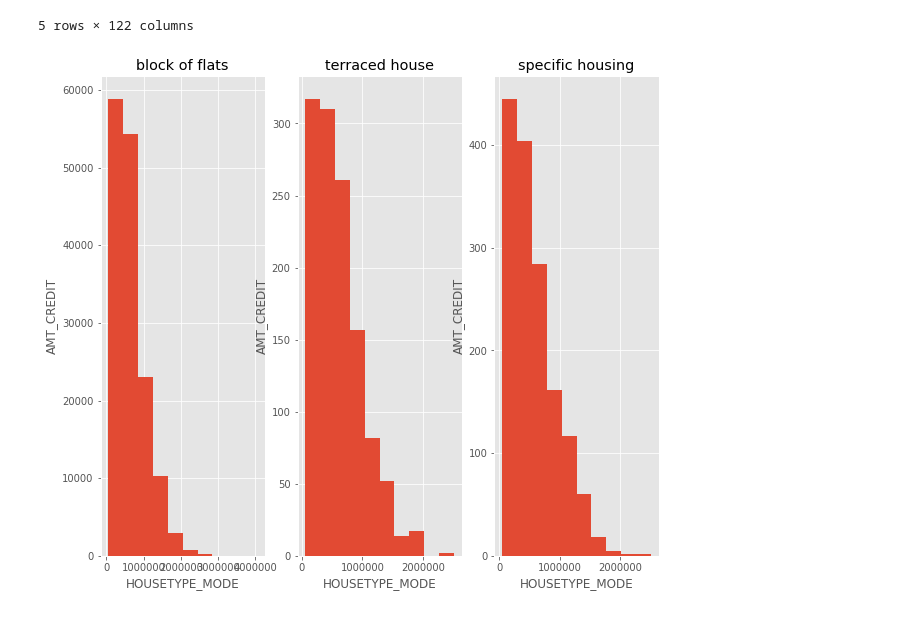
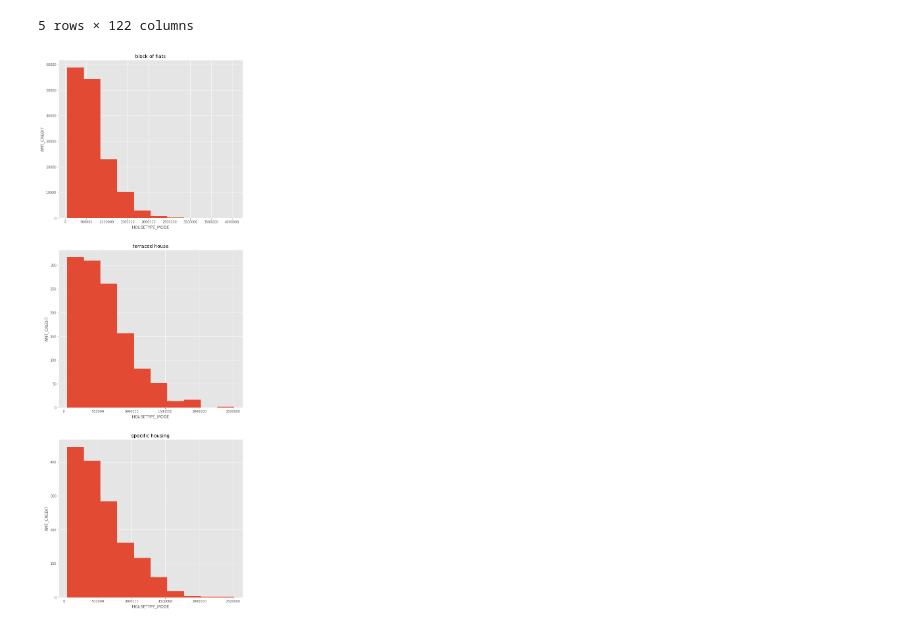
Before and after one commit to charles830918/2nd-ML100Days, a Jupyter notebook: homework/Day_014_HW.ipynb, the cells around one changed output. Saved outputs shown, nothing was run; the diff lists cells and outputs as text; code cells hidden in the pictures.

```diff
--- a/homework/Day_014_HW.ipynb
+++ b/homework/Day_014_HW.ipynb
@@ -33,19 +33,19 @@ df.head()
 # %%
 # 使用不同的 HOUSETYPE_MODE 類別繪製圖形, 並使用 subplot 排版
 
 unique_house_type = df[df['HOUSETYPE_MODE'].notnull()]['HOUSETYPE_MODE'].unique()
 
 nrows = len(unique_house_type)
-ncols = nrows
+ncols = nrows // 2
 
 plt.figure(figsize=(10,30))
 
 for i in range(len(unique_house_type)):
     plt.subplot(nrows, ncols, i+1)
     df.loc[df['HOUSETYPE_MODE'] == unique_house_type[i]]['AMT_CREDIT'].hist()
     plt.xlabel('HOUSETYPE_MODE')
     plt.ylabel('AMT_CREDIT')
     plt.title(str(unique_house_type[i]))
 plt.show()
 # %% [output]
-[figure, old version]
+[figure, new version]
```
Also changed, not shown: 2 other files.
